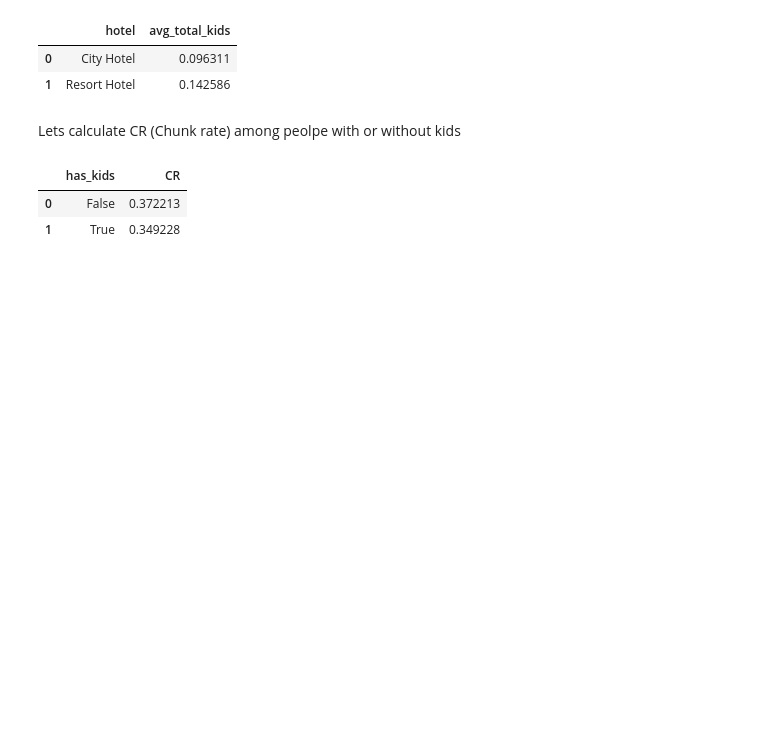
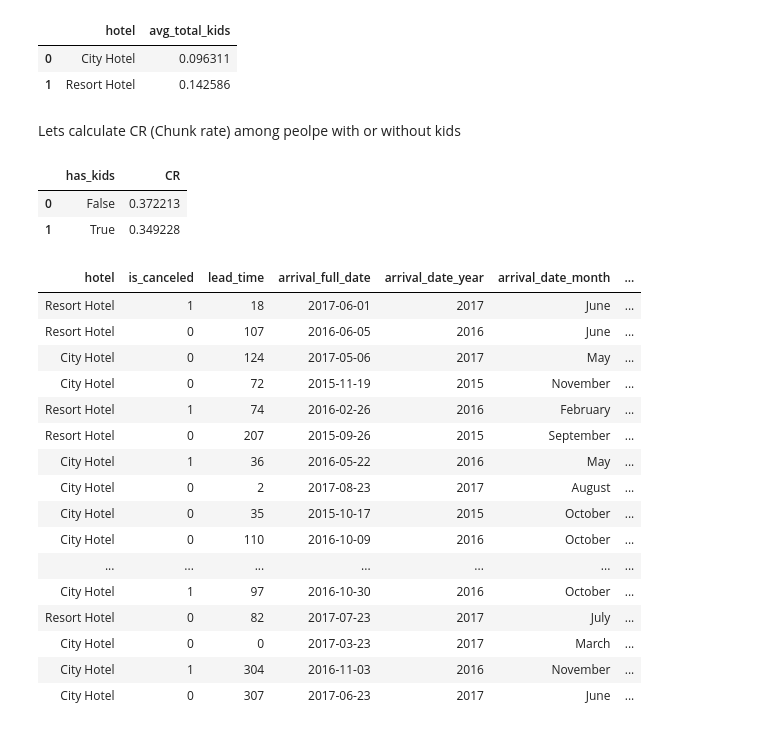
Before and after one commit to TacticalTarsier/crispy-octo-waffle, a Jupyter notebook: small_projects/Booking.ipynb, the cells around one changed output. Saved outputs shown, nothing was run; the diff lists cells and outputs as text; code cells hidden in the pictures; blank space fills up the shorter version.

```diff
--- a/small_projects/Booking.ipynb
+++ b/small_projects/Booking.ipynb
@@ -207,3 +207,27 @@ bookings.groupby('has_kids', as_index=False) \
 |  | has_kids | CR |
 | 0 | False | 0.372213 |
 | 1 | True | 0.349228 |
+# %%
+test_booking = bookings.sample(50)
+# %%
+test_booking.style.highlight_max(subset=['lead_time', 'adults'], color='green')\
+    .hide_index().background_gradient(subset='stays_in_week_nights')\
+    .highlight_min(subset='arrival_date_week_number', color='red')
+# %% [output]
+| hotel | is_canceled | lead_time | arrival_full_date | arrival_date_year | arrival_date_month | ... |
+| Resort Hotel | 1 | 18 | 2017-06-01 | 2017 | June | ... |
+| Resort Hotel | 0 | 107 | 2016-06-05 | 2016 | June | ... |
+| City Hotel | 0 | 124 | 2017-05-06 | 2017 | May | ... |
+| City Hotel | 0 | 72 | 2015-11-19 | 2015 | November | ... |
+| Resort Hotel | 1 | 74 | 2016-02-26 | 2016 | February | ... |
+| Resort Hotel | 0 | 207 | 2015-09-26 | 2015 | September | ... |
+| City Hotel | 1 | 36 | 2016-05-22 | 2016 | May | ... |
+| City Hotel | 0 | 2 | 2017-08-23 | 2017 | August | ... |
+| City Hotel | 0 | 35 | 2015-10-17 | 2015 | October | ... |
+| City Hotel | 0 | 110 | 2016-10-09 | 2016 | October | ... |
+| ... | ... | ... | ... | ... | ... | ... |
+| City Hotel | 1 | 97 | 2016-10-30 | 2016 | October | ... |
+| Resort Hotel | 0 | 82 | 2017-07-23 | 2017 | July | ... |
+| City Hotel | 0 | 0 | 2017-03-23 | 2017 | March | ... |
+| City Hotel | 1 | 304 | 2016-11-03 | 2016 | November | ... |
+| City Hotel | 0 | 307 | 2017-06-23 | 2017 | June | ... |
```
